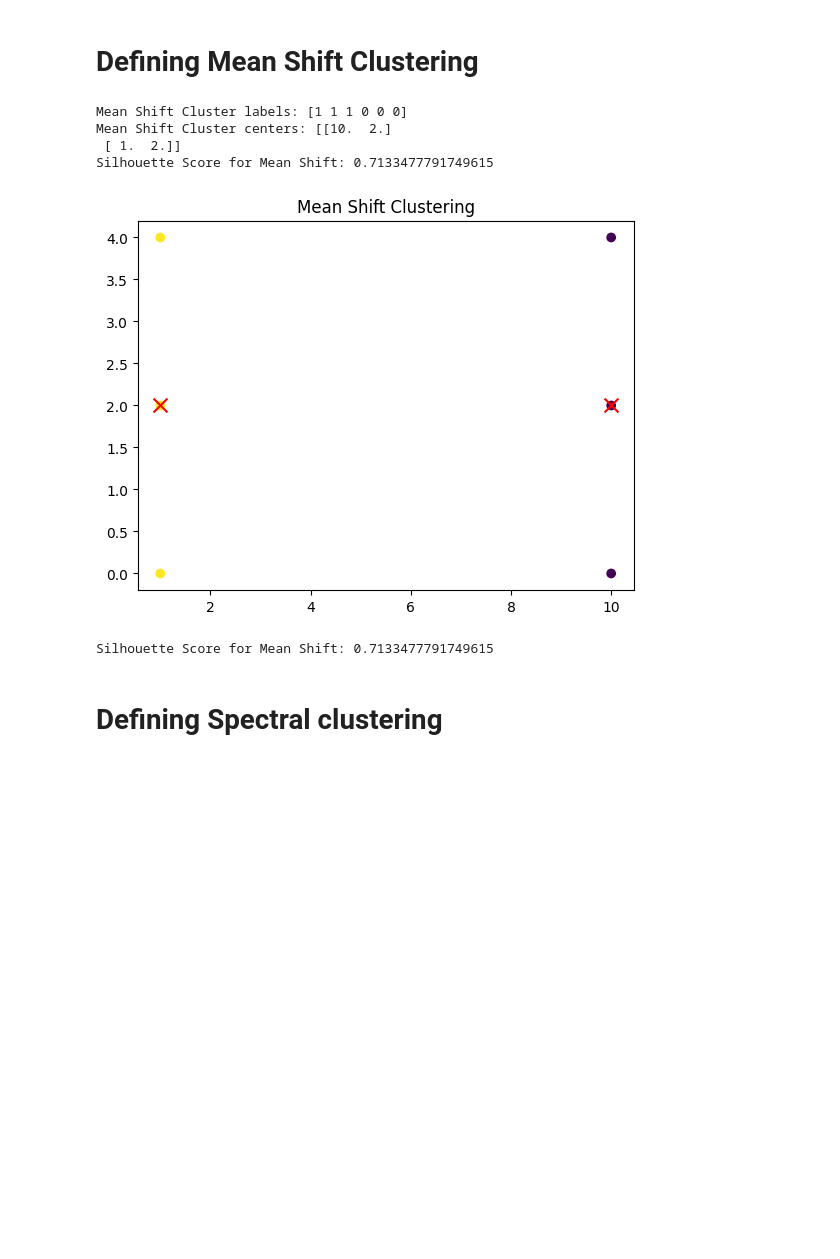
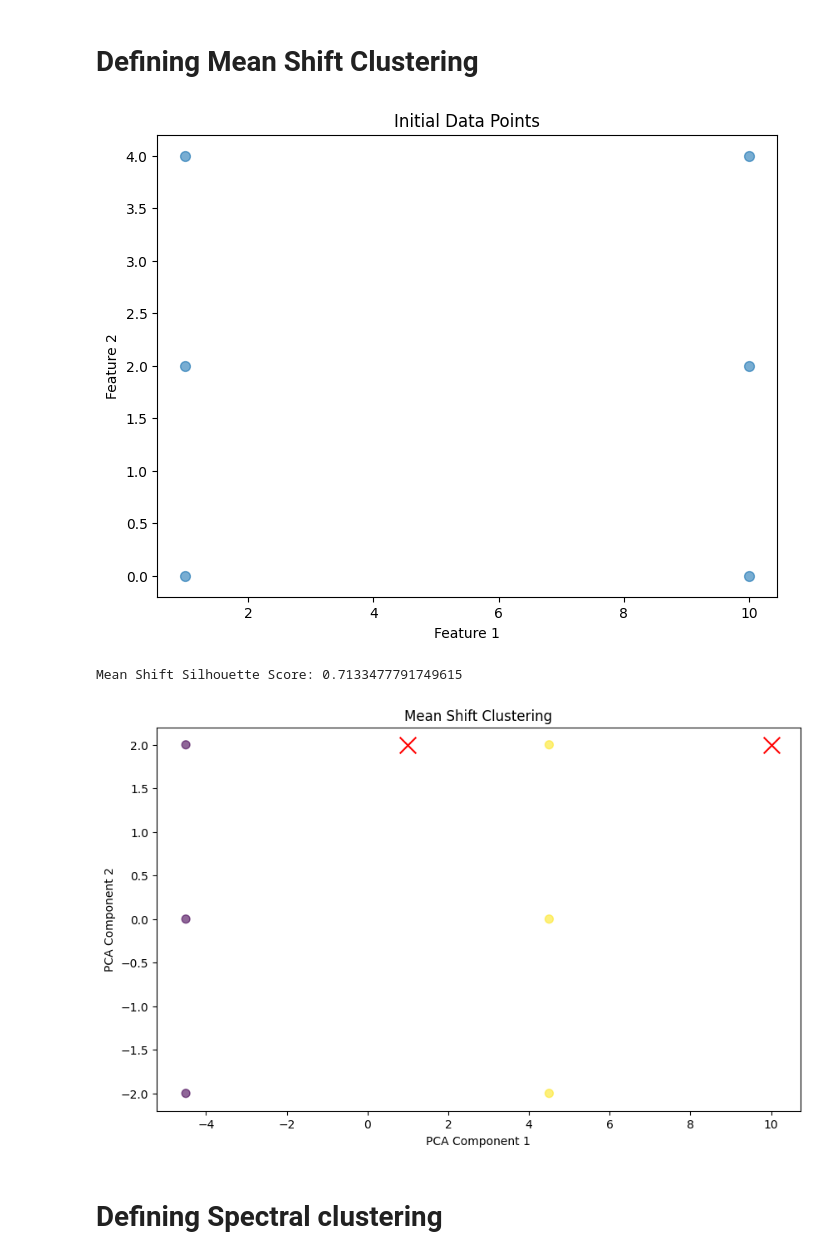
Before and after one commit to dnllzc/mldm-project, a Jupyter notebook: notebook3f2d4297f9.ipynb, the cells around one changed output. Cells and saved outputs as stored; diff of their text form; code cells hidden in the pictures; blank space fills up the shorter version.

```diff
--- a/notebook3f2d4297f9.ipynb
+++ b/notebook3f2d4297f9.ipynb
@@ -231,40 +250,46 @@ plt.show()
 # %%
 # Dataset
 X = np.array([[1, 2], [1, 4], [1, 0],
               [10, 2], [10, 4], [10, 0]])
 
+# Visualize the initial dataset
+plt.figure(figsize=(8, 6))
+plt.scatter(X[:, 0], X[:, 1], s=50, alpha=0.6)
+plt.title('Initial Data Points')
+plt.xlabel('Feature 1')
+plt.ylabel('Feature 2')
+plt.show()
+
 # Set a fixed bandwidth
-bandwidth = 2  # Adjust this value as needed
+bandwidth = 5  # Increase this value to ensure points are within the bandwidth
 
 # Perform Mean Shift clustering
 mean_shift = MeanShift(bandwidth=bandwidth, bin_seeding=True)
 mean_shift.fit(X)
 
 labels = mean_shift.labels_
 cluster_centers = mean_shift.cluster_centers_
 
+# If you have a different dataset, replace X_train_processed with the appropriate variable
+# For demonstration, using the same X dataset
 silhouette_mean_shift = silhouette_score(X, labels)
+print(f"Mean Shift Silhouette Score: {silhouette_mean_shift}")
 
-print("Mean Shift Cluster labels:", labels)
-print("Mean Shift Cluster centers:", cluster_centers)
-print("Silhouette Score for Mean Shift:", silhouette_mean_shift)
+# Plot the Mean Shift results using PCA for dimensionality reduction (if needed)
+pca = PCA(n_components=2)
+X_pca_mean_shift = pca.fit_transform(X)
 
-# Plot the results
-plt.scatter(X[:, 0], X[:, 1], c=labels)
-plt.scatter(cluster_centers[:, 0], cluster_centers[:, 1], marker='x', s=100, c='red')
+plt.figure(figsize=(10, 6))
+plt.scatter(X_pca_mean_shift[:, 0], X_pca_mean_shift[:, 1], c=labels, cmap='viridis', s=50, alpha=0.6)
+plt.scatter(cluster_centers[:, 0], cluster_centers[:, 1], marker='x', s=200, c='red')
 plt.title('Mean Shift Clustering')
+plt.xlabel('PCA Component 1')
+plt.ylabel('PCA Component 2')
 plt.show()
-
-# Silhouette Score for Mean Shift
-silhouette_mean_shift = silhouette_score(X, mean_shift.labels_)
-print("Silhouette Score for Mean Shift:", silhouette_mean_shift)
 # %% [output]
+[figure, new version]
-Mean Shift Cluster labels: [1 1 1 0 0 0]
-Mean Shift Cluster centers: [[10.  2.]
- [ 1.  2.]]
-Silhouette Score for Mean Shift: 0.7133477791749615
+Mean Shift Silhouette Score: 0.7133477791749615
-[figure, old version]
-Silhouette Score for Mean Shift: 0.7133477791749615
+[figure, added]
 # %% [markdown]
 # Defining Spectral clustering
 # %%
```
Also changed, not shown: parts of 13 cells of this notebook.
